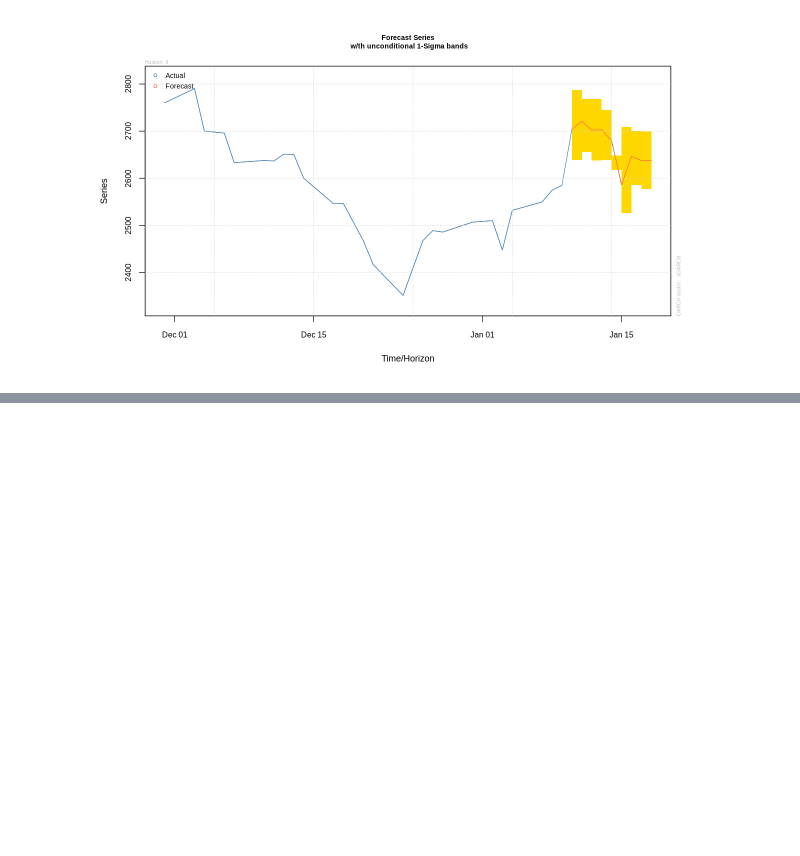
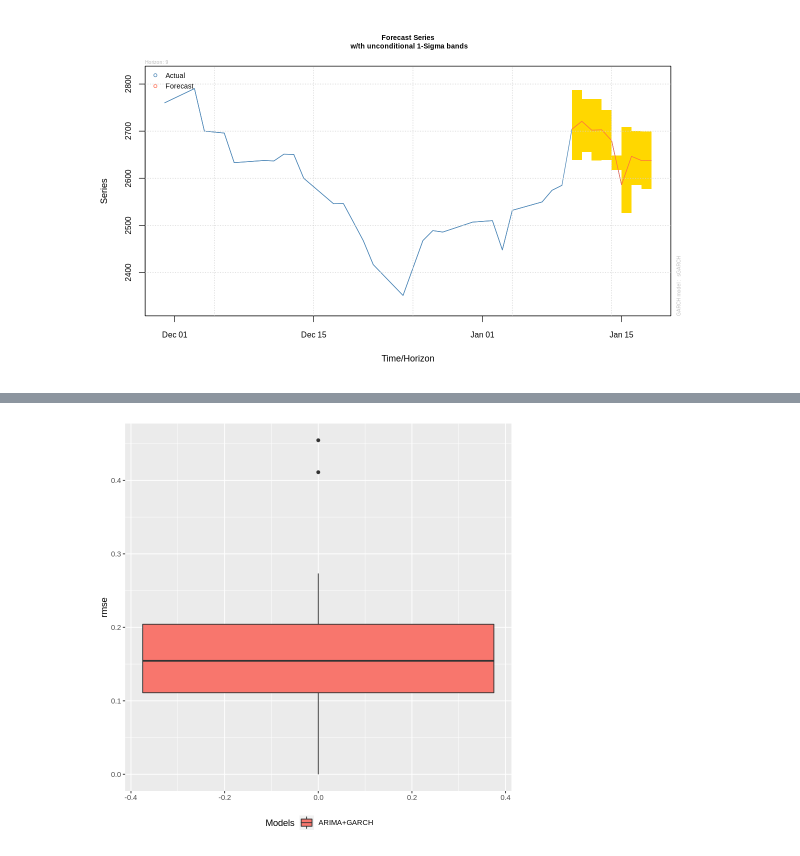
Before and after one commit to lbk209/timeseries, a Jupyter notebook: r_quantstart_arima_garch_gc.ipynb, the cells around one changed output, grey strips where cells are left out. Saved outputs shown, nothing was run; the diff lists cells and outputs as text; code cells hidden in the pictures; blank space fills up the shorter version.

Commit message:
create cv logic with arima+garch model

```diff
--- a/r_quantstart_arima_garch_gc.ipynb
+++ b/r_quantstart_arima_garch_gc.ipynb
@@ -1065,0 +1122,18 @@ ag2.plot(forc, plot.mode='price',
+# %%
+train <- window(spClose, end=as.Date(train_end))
+test <- window(spClose, start=as.Date(test_start), end=as.Date(test_end))
+#head(train); tail(train); head(test); tail(test)
+# %%
+train <- diff(log(train), lookahead)
+train[as.character(head(index(train),lookahead))] <- 0
+# %%
+cv.forecast <- function(x, h) {
+    forc <- ag2.forecast(x, h, out.sample=0)
+    if (!is.na(forc)) {
+        fc <- list(method = "ARIMA+GARCH Forecasting", mean=forc@forecast$seriesFor[,1])
+        attr(fc$mean, "names") <- NULL
+        return(fc)
+    }
+}
+# %%
+results <- my.tsCV(train, cv.forecast, h=hori, window=w, step=peri)
@@ -1065,0 +1162,5 @@ ag2.plot(forc, plot.mode='price',
+# %%
+m <- n.get_result(results, 'ARIMA+GARCH')
+n.plot_errors(m, metrics=c('rmse'))
+# %% [output]
+[figure, added]
```
Also changed, not shown: parts of 11 cells of this notebook.
